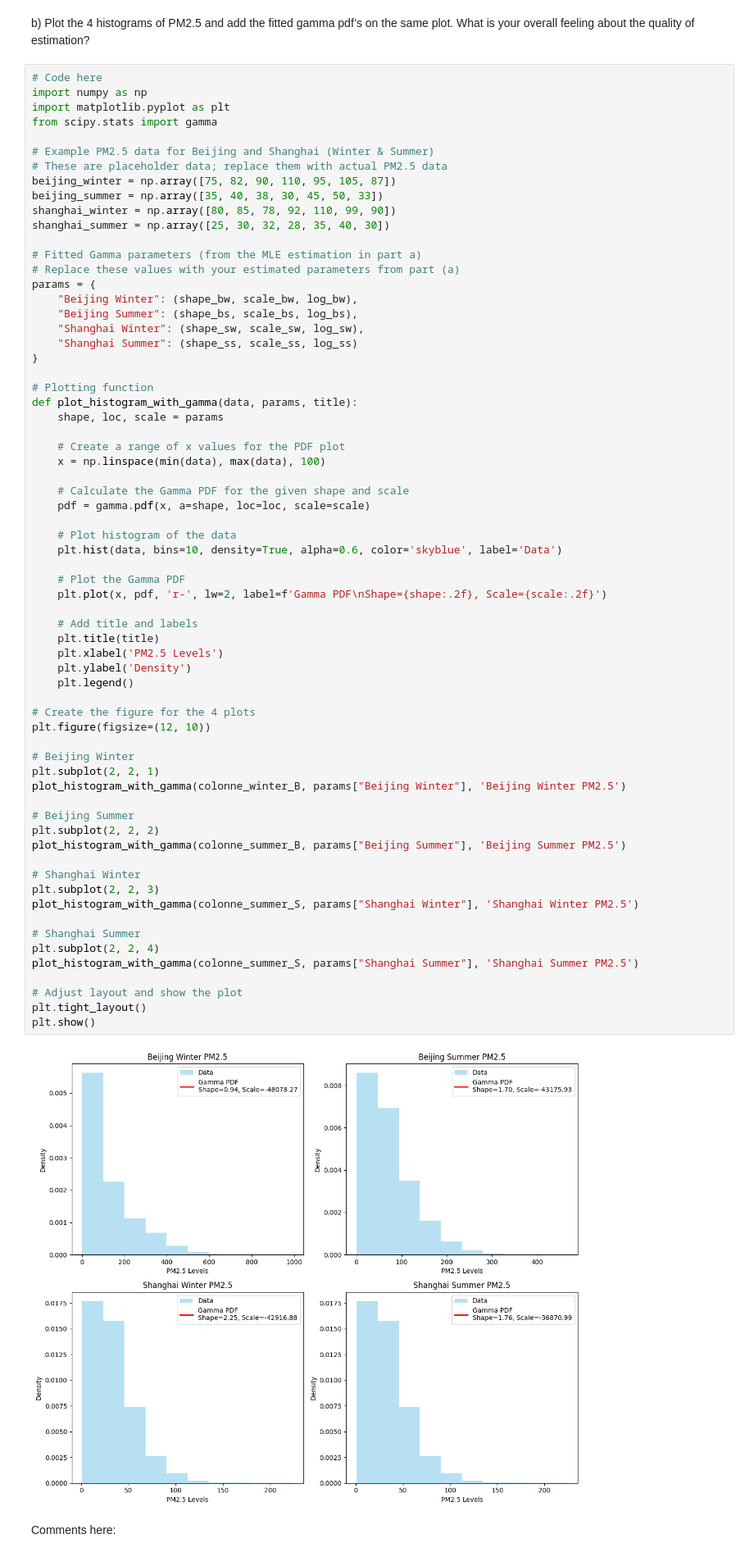
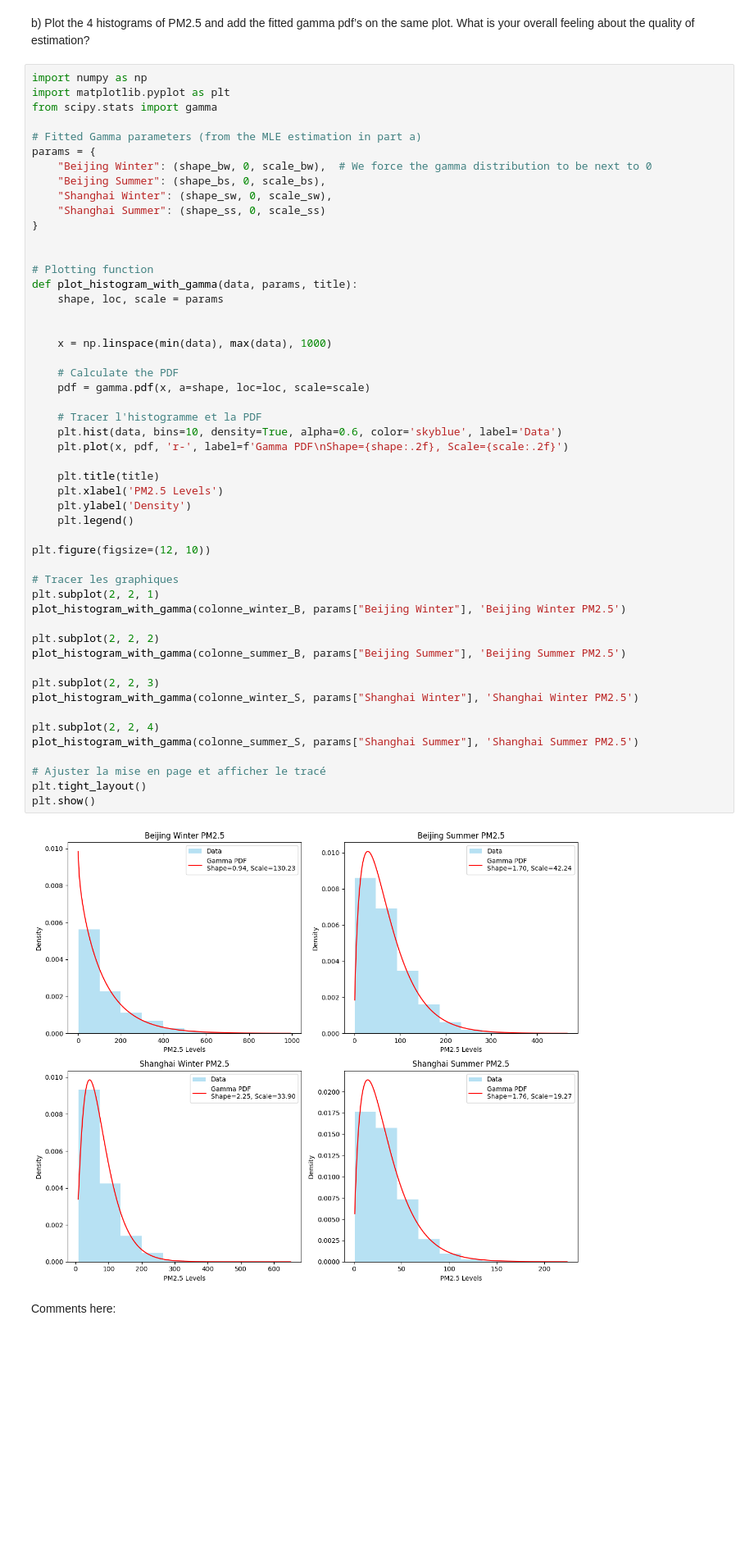
Before and after one commit to bolclaire/LEPL1109, a Jupyter notebook: Hackaton1.ipynb, the cells around one changed output. Shown at 82% size. Saved outputs shown, nothing was run; the diff lists cells and outputs as text; blank space fills up the shorter version.

```diff
--- a/Hackaton1.ipynb
+++ b/Hackaton1.ipynb
@@ -336,73 +343,58 @@ Log-Likelihood: -42916.87543166289
 # %% [markdown]
 b) Plot the 4 histograms of PM2.5 and add the fitted gamma pdf’s on the same plot. What is your overall feeling about the quality of estimation?
 # %%
-# Code here
 import numpy as np
 import matplotlib.pyplot as plt
 from scipy.stats import gamma
 
-# Example PM2.5 data for Beijing and Shanghai (Winter & Summer)
-# These are placeholder data; replace them with actual PM2.5 data
-beijing_winter = np.array([75, 82, 90, 110, 95, 105, 87])
-beijing_summer = np.array([35, 40, 38, 30, 45, 50, 33])
-shanghai_winter = np.array([80, 85, 78, 92, 110, 99, 90])
-shanghai_summer = np.array([25, 30, 32, 28, 35, 40, 30])
+# Fitted Gamma parameters (from the MLE estimation in part a)
+params = {
+    "Beijing Winter": (shape_bw, 0, scale_bw),  # We force the gamma distribution to be next to 0
+    "Beijing Summer": (shape_bs, 0, scale_bs),
+    "Shanghai Winter": (shape_sw, 0, scale_sw),
+    "Shanghai Summer": (shape_ss, 0, scale_ss)
+}
 
-# Fitted Gamma parameters (from the MLE estimation in part a)
-# Replace these values with your estimated parameters from part (a)
-params = {
-    "Beijing Winter": (shape_bw, scale_bw, log_bw),
-    "Beijing Summer": (shape_bs, scale_bs, log_bs),
-    "Shanghai Winter": (shape_sw, scale_sw, log_sw),
-    "Shanghai Summer": (shape_ss, scale_ss, log_ss)
-}
 
 # Plotting function
 def plot_histogram_with_gamma(data, params, title):
     shape, loc, scale = params
 
-    # Create a range of x values for the PDF plot
-    x = np.linspace(min(data), max(data), 100)
 
-    # Calculate the Gamma PDF for the given shape and scale
+    x = np.linspace(min(data), max(data), 1000)
+
+    # Calculate the PDF
     pdf = gamma.pdf(x, a=shape, loc=loc, scale=scale)
 
-    # Plot histogram of the data
+    # Tracer l'histogramme et la PDF
     plt.hist(data, bins=10, density=True, alpha=0.6, color='skyblue', label='Data')
+    plt.plot(x, pdf, 'r-', label=f'Gamma PDF\nShape={shape:.2f}, Scale={scale:.2f}')
 
-    # Plot the Gamma PDF
-    plt.plot(x, pdf, 'r-', lw=2, label=f'Gamma PDF\nShape={shape:.2f}, Scale={scale:.2f}')
-
-    # Add title and labels
     plt.title(title)
     plt.xlabel('PM2.5 Levels')
     plt.ylabel('Density')
     plt.legend()
 
-# Create the figure for the 4 plots
 plt.figure(figsize=(12, 10))
 
-# Beijing Winter
+# Tracer les graphiques
 plt.subplot(2, 2, 1)
 plot_histogram_with_gamma(colonne_winter_B, params["Beijing Winter"], 'Beijing Winter PM2.5')
 
-# Beijing Summer
 plt.subplot(2, 2, 2)
 plot_histogram_with_gamma(colonne_summer_B, params["Beijing Summer"], 'Beijing Summer PM2.5')
 
-# Shanghai Winter
 plt.subplot(2, 2, 3)
-plot_histogram_with_gamma(colonne_summer_S, params["Shanghai Winter"], 'Shanghai Winter PM2.5')
+plot_histogram_with_gamma(colonne_winter_S, params["Shanghai Winter"], 'Shanghai Winter PM2.5')
 
-# Shanghai Summer
 plt.subplot(2, 2, 4)
 plot_histogram_with_gamma(colonne_summer_S, params["Shanghai Summer"], 'Shanghai Summer PM2.5')
 
-# Adjust layout and show the plot
+# Ajuster la mise en page et afficher le tracé
 plt.tight_layout()
 plt.show()
 # %% [output]
-[figure, old version]
+[figure, new version]
 # %% [markdown]
 Comments here:
 # %% [markdown]
```
Also changed, not shown: parts of 3 cells of this notebook.
